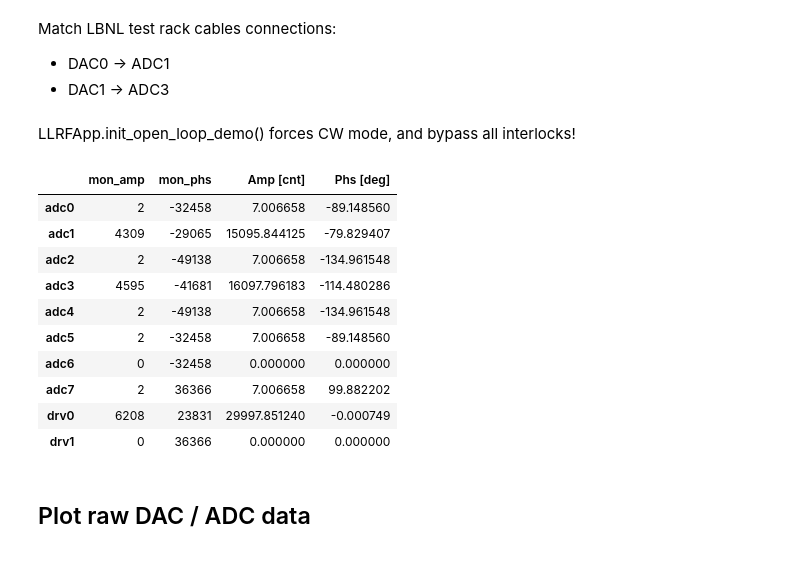
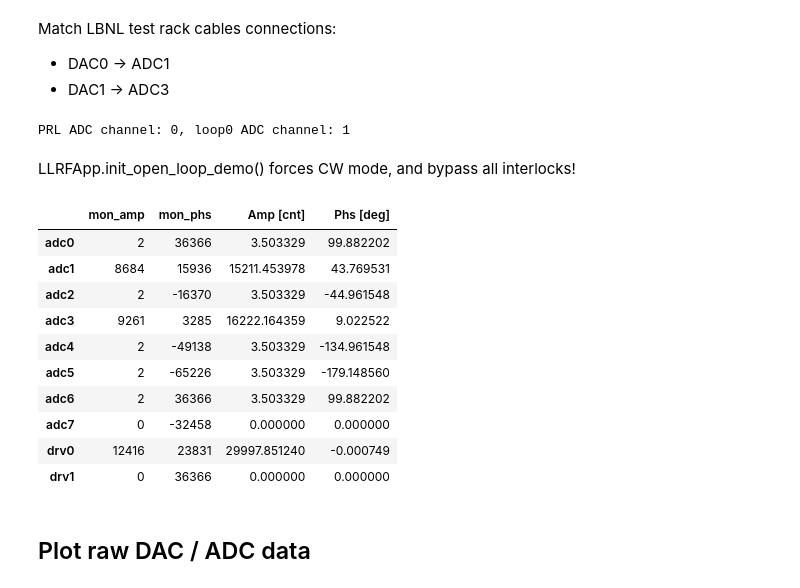
Before and after one commit to BerkeleyLab/uspas_llrf, a Jupyter notebook: doc/demos/test_alsu.ipynb, the cells around one changed output. Saved outputs shown, nothing was run; the diff lists cells and outputs as text; code cells hidden in the pictures.

```diff
--- a/doc/demos/test_alsu.ipynb
+++ b/doc/demos/test_alsu.ipynb
@@ -96,22 +118,26 @@ llrf.reg_write([
     ('prl_adc_chan', prl_adc_chan),
     ('loop0_adc_chan', loop0_adc_chan),
 ])
+print(f"PRL ADC channel: {prl_adc_chan}, loop0 ADC channel: {loop0_adc_chan}")
+# %% [output]
+PRL ADC channel: 0, loop0 ADC channel: 1
 # %% [markdown]
 LLRFApp.init_open_loop_demo() forces CW mode, and bypass all interlocks!
 # %%
+amp_setp_adc = 3e4
 llrf.init_cw_demo()
-llrf.init_loop('loop0', amp_setp_adc=3e4)
+llrf.init_loop('loop0', amp_setp_adc=amp_setp_adc)
 df_mon = llrf.get_rfmon()
 df_mon
 # %% [output]
 |  | mon_amp | mon_phs | Amp [cnt] | Phs [deg] |
-| adc0 | 2 | -32458 | 7.006658 | -89.148560 |
-| adc1 | 4309 | -29065 | 15095.844125 | -79.829407 |
-| adc2 | 2 | -49138 | 7.006658 | -134.961548 |
-| adc3 | 4595 | -41681 | 16097.796183 | -114.480286 |
-| adc4 | 2 | -49138 | 7.006658 | -134.961548 |
-| adc5 | 2 | -32458 | 7.006658 | -89.148560 |
-| adc6 | 0 | -32458 | 0.000000 | 0.000000 |
-| adc7 | 2 | 36366 | 7.006658 | 99.882202 |
-| drv0 | 6208 | 23831 | 29997.851240 | -0.000749 |
+| adc0 | 2 | 36366 | 3.503329 | 99.882202 |
+| adc1 | 8684 | 15936 | 15211.453978 | 43.769531 |
+| adc2 | 2 | -16370 | 3.503329 | -44.961548 |
+| adc3 | 9261 | 3285 | 16222.164359 | 9.022522 |
+| adc4 | 2 | -49138 | 3.503329 | -134.961548 |
+| adc5 | 2 | -65226 | 3.503329 | -179.148560 |
+| adc6 | 2 | 36366 | 3.503329 | 99.882202 |
+| adc7 | 0 | -32458 | 0.000000 | 0.000000 |
+| drv0 | 12416 | 23831 | 29997.851240 | -0.000749 |
 | drv1 | 0 | 36366 | 0.000000 | 0.000000 |
```
Also changed, not shown: parts of 19 cells of this notebook, 16 other files.
